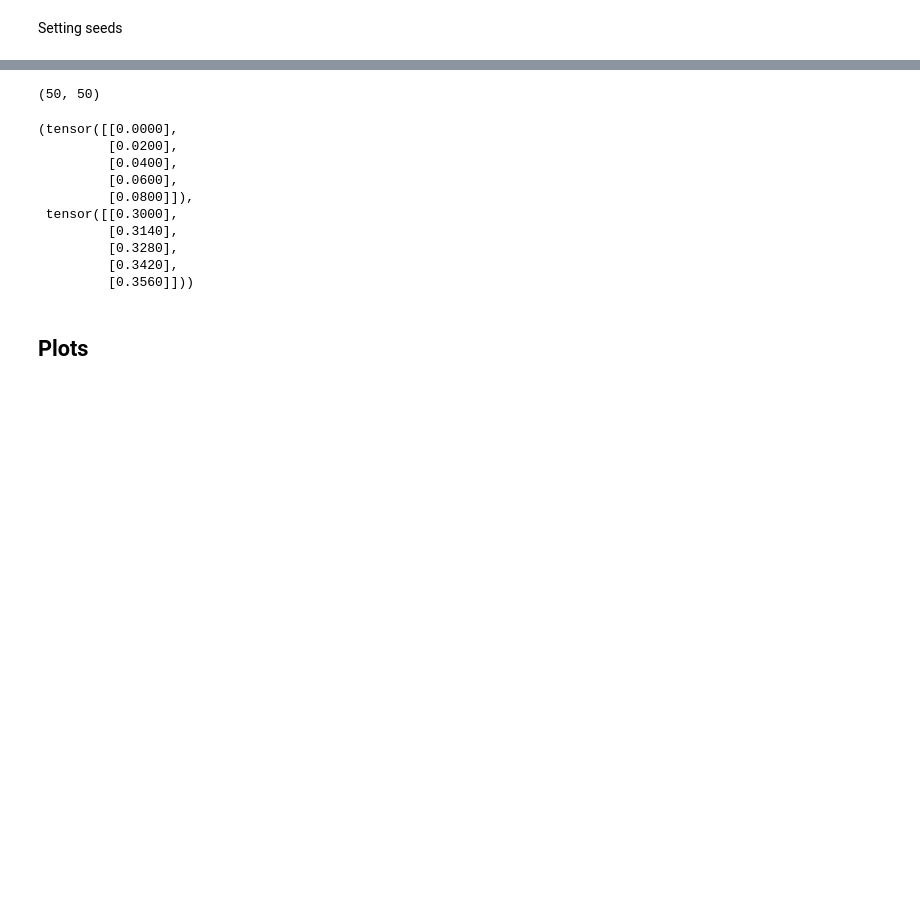
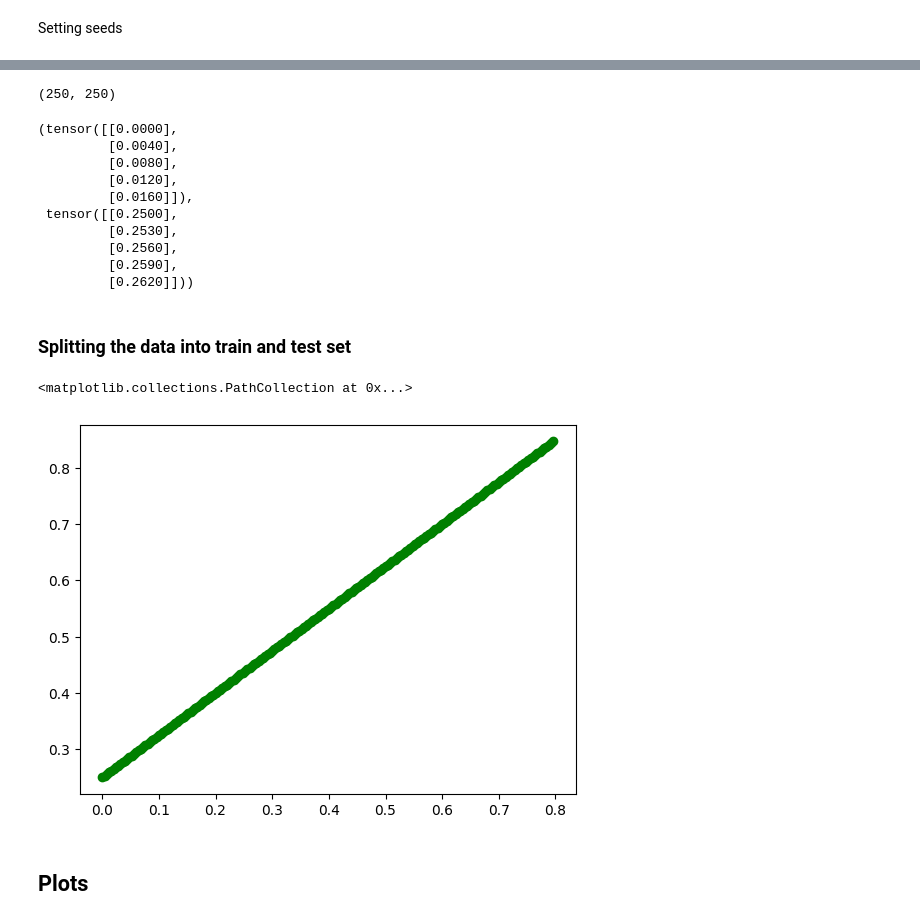
Before and after one commit to RahulJana/deep-learning-101, a Jupyter notebook: pytorch/basics.ipynb, the cells around one changed output, grey strips where cells are left out. Drawn from its saved outputs; the diff is of its cells as text; code cells hidden in the pictures; blank space fills up the shorter version.

```diff
--- a/pytorch/basics.ipynb
+++ b/pytorch/basics.ipynb
@@ -39,29 +63,45 @@ def set_seed(seed: int = 4) -> None:
 # %%
-weight = 0.7
-bias = 0.3
+weight = 0.75
+bias = 0.25
 
 start = 0
 end = 1
-step = 0.02
+step = 0.004
 X = torch.arange(start, end, step).unsqueeze(dim=1)
 y = weight * X + bias
 # %%
 len(X), len(y)
 # %% [output]
-(50, 50)
+(250, 250)
 # %%
 X[:5], y[:5]
 # %% [output]
 (tensor([[0.0000],
-         [0.0200],
-         [0.0400],
-         [0.0600],
-         [0.0800]]),
- tensor([[0.3000],
-         [0.3140],
-         [0.3280],
-         [0.3420],
-         [0.3560]]))
+         [0.0040],
+         [0.0080],
+         [0.0120],
+         [0.0160]]),
+ tensor([[0.2500],
+         [0.2530],
+         [0.2560],
+         [0.2590],
+         [0.2620]]))
+# %% [markdown]
+### Splitting the data into train and test set
+# %%
+training_split = int(0.8 * len(X))
+
+X_train, y_train = X[:training_split], y[: training_split]
+
+X_test, y_test = X[training_split:], y[training_split:]
+# %%
+plt.scatter(X_train,
+                y_train,
+                c="g",
+                label = "Training Data")
+# %% [output]
+<matplotlib.collections.PathCollection at 0x...>
+[figure, added]
 # %% [markdown]
 ## Plots
 # %%
```
Also changed, not shown: parts of 13 cells of this notebook.
